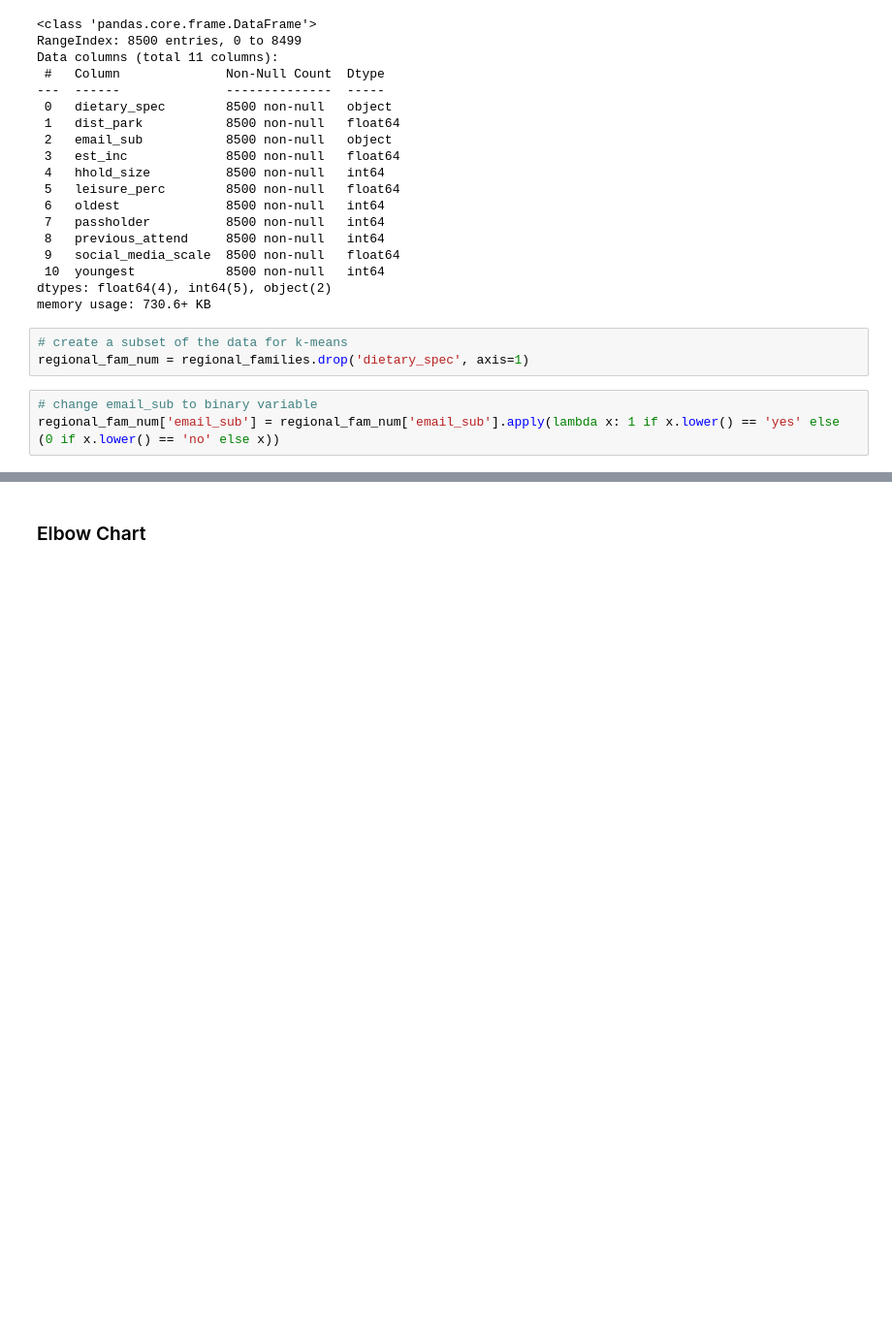
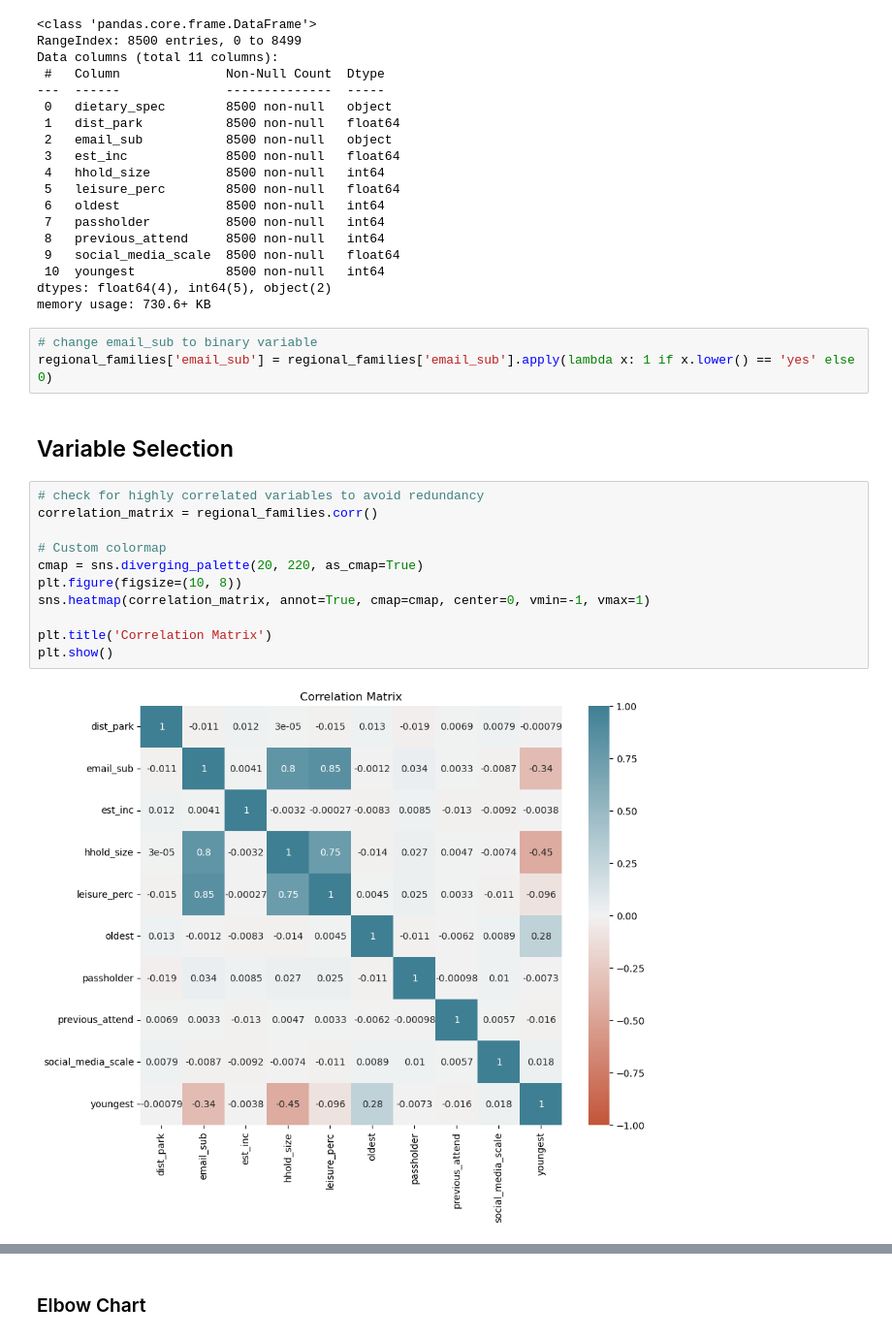
Before and after one commit to dz080/AD654_FinalProject, a Jupyter notebook: SemesterProject_JPD18.ipynb, the cells around one changed output, grey strips where cells are left out. Shown at 97% size. Drawn from its saved outputs; the diff is of its cells as text; blank space fills up the shorter version.

```diff
--- a/SemesterProject_JPD18.ipynb
+++ b/SemesterProject_JPD18.ipynb
@@ -267,9 +228,21 @@ Data columns (total 11 columns):
  10  youngest            8500 non-null   int64
 dtypes: float64(4), int64(5), object(2)
 memory usage: 730.6+ KB
-# %%
-# create a subset of the data for k-means
-regional_fam_num = regional_families.drop('dietary_spec', axis=1)
 # %%
 # change email_sub to binary variable
-regional_fam_num['email_sub'] = regional_fam_num['email_sub'].apply(lambda x: 1 if x.lower() == 'yes' else (0 if x.lower() == 'no' else x))
+regional_families['email_sub'] = regional_families['email_sub'].apply(lambda x: 1 if x.lower() == 'yes' else 0)
+# %% [markdown]
+## Variable Selection
+# %%
+# check for highly correlated variables to avoid redundancy
+correlation_matrix = regional_families.corr()
+
+# Custom colormap
+cmap = sns.diverging_palette(20, 220, as_cmap=True)
+plt.figure(figsize=(10, 8))
+sns.heatmap(correlation_matrix, annot=True, cmap=cmap, center=0, vmin=-1, vmax=1)
+
+plt.title('Correlation Matrix')
+plt.show()
+# %% [output]
+[figure, added]
```
Also changed, not shown: parts of 18 cells of this notebook.
